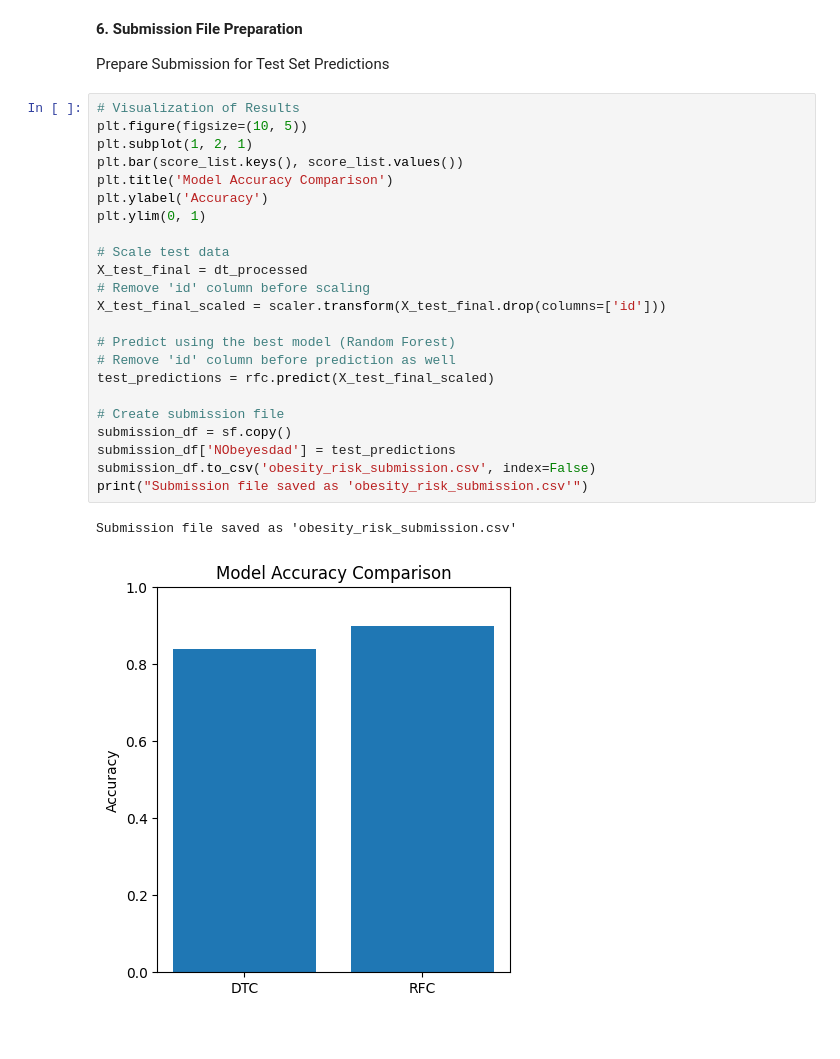
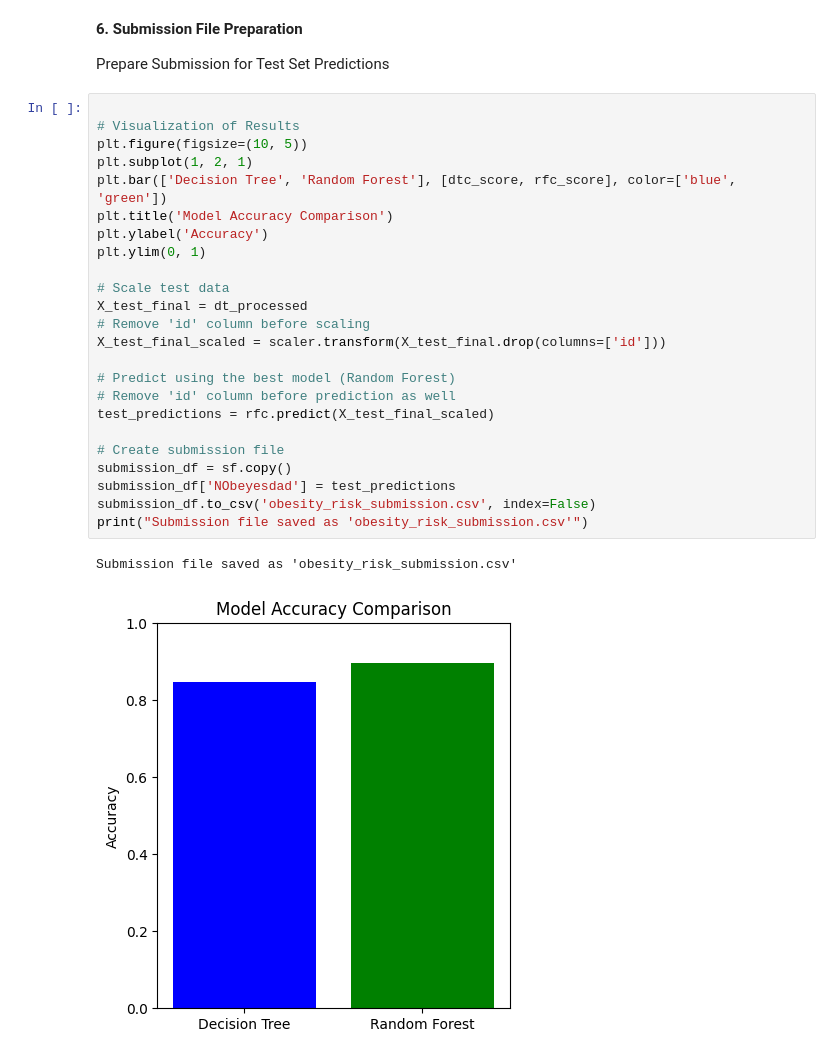
Before and after one commit to Dhenielc15/CCMACLRL_PROJECT_COM221, a Jupyter notebook: Multi_Class_Prediction_of_Obesity_Risk.ipynb, the cells around one changed output. Saved outputs shown, nothing was run; the diff lists cells and outputs as text.

```diff
--- a/Multi_Class_Prediction_of_Obesity_Risk.ipynb
+++ b/Multi_Class_Prediction_of_Obesity_Risk.ipynb
@@ -272,28 +274,29 @@ plt.show()
 
 Prepare Submission for Test Set Predictions
 # %%
+
 # Visualization of Results
 plt.figure(figsize=(10, 5))
 plt.subplot(1, 2, 1)
-plt.bar(score_list.keys(), score_list.values())
+plt.bar(['Decision Tree', 'Random Forest'], [dtc_score, rfc_score], color=['blue', 'green'])
 plt.title('Model Accuracy Comparison')
 plt.ylabel('Accuracy')
 plt.ylim(0, 1)
 
 # Scale test data
 X_test_final = dt_processed
 # Remove 'id' column before scaling
 X_test_final_scaled = scaler.transform(X_test_final.drop(columns=['id']))
 
 # Predict using the best model (Random Forest)
 # Remove 'id' column before prediction as well
 test_predictions = rfc.predict(X_test_final_scaled)
 
 # Create submission file
 submission_df = sf.copy()
 submission_df['NObeyesdad'] = test_predictions
 submission_df.to_csv('obesity_risk_submission.csv', index=False)
 print("Submission file saved as 'obesity_risk_submission.csv'")
 # %% [output]
 Submission file saved as 'obesity_risk_submission.csv'
-[figure, old version]
+[figure, new version]
```
Also changed, not shown: parts of 1 cell of this notebook.
